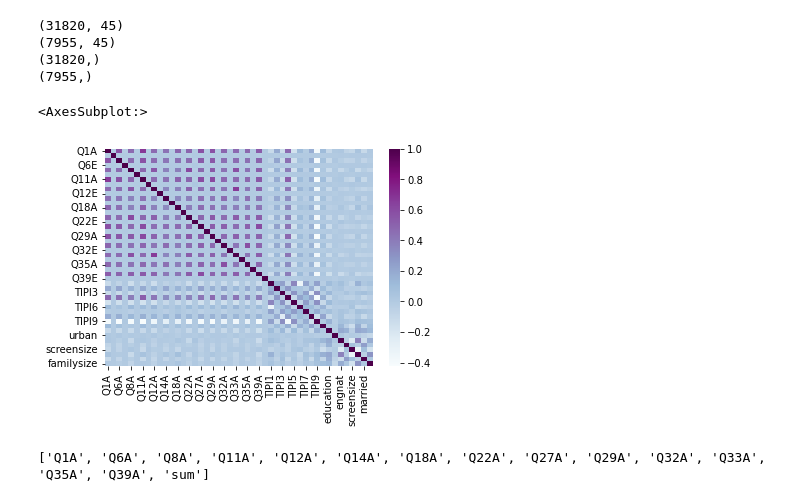
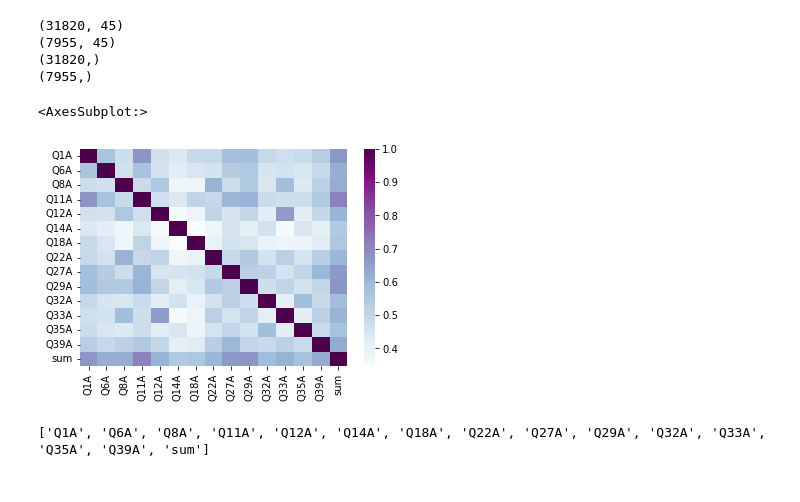
Before and after one commit to youssef02/ML-and-PR-, a Jupyter notebook: Code.ipynb, the cells around one changed output. Drawn from its saved outputs; the diff is of its cells as text; code cells hidden in the pictures.

```diff
--- a/Code.ipynb
+++ b/Code.ipynb
@@ -111,13 +111,13 @@ print(y_test.shape)
 # %%
 #plotting the data
 import matplotlib.pyplot as plt
 import seaborn as sns
 
 #data visualization
-sns.heatmap(df.corr(), cmap='BuPu')
+sns.heatmap(df_QA.corr(), cmap='BuPu')
 # %% [output]
 <AxesSubplot:>
-[figure, old version]
+[figure, new version]
 # %%
 #get list of columns that start with Q and end with A
 columns_QA = []
```
Also changed, not shown: 7 other files.
